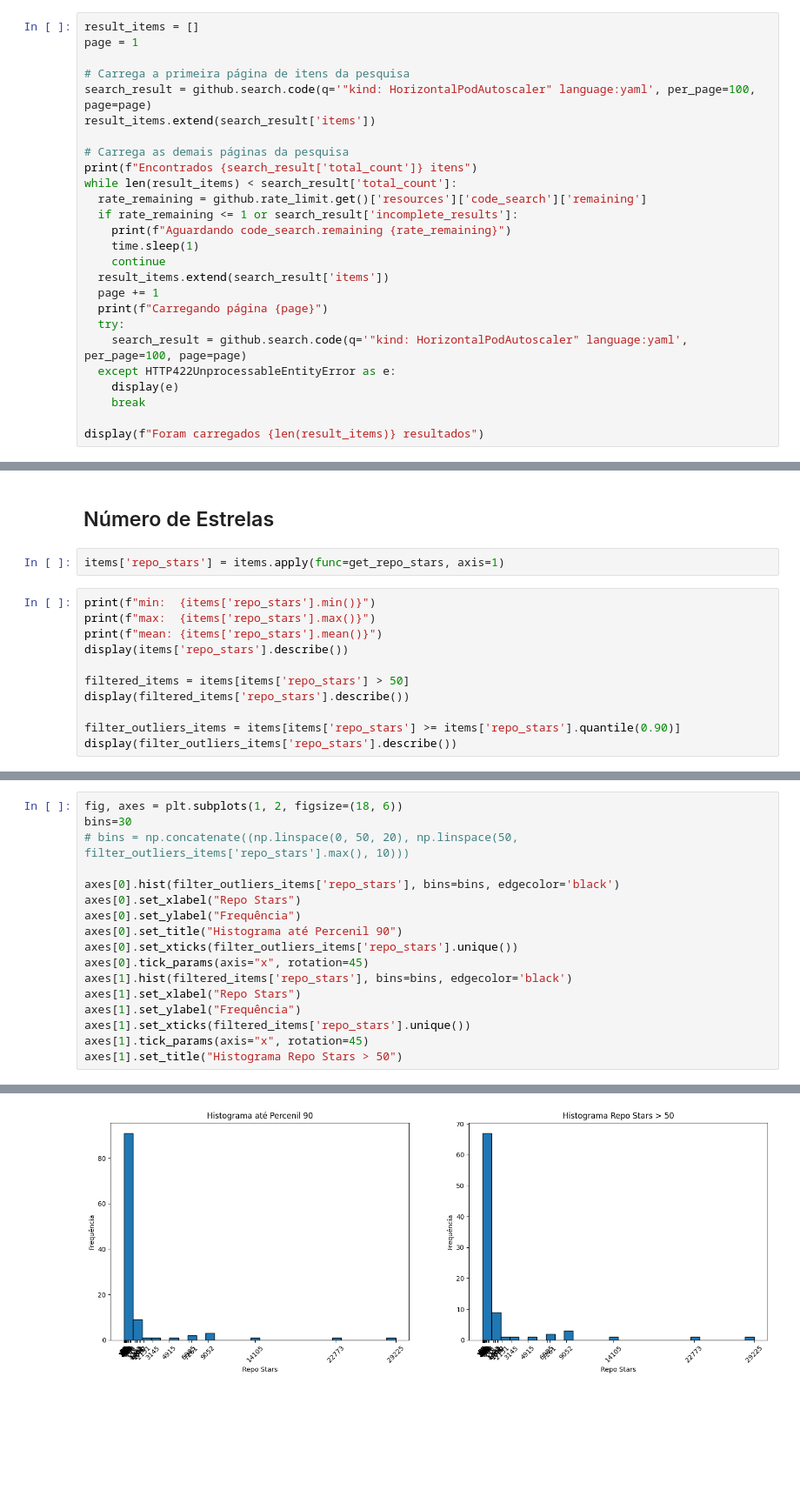
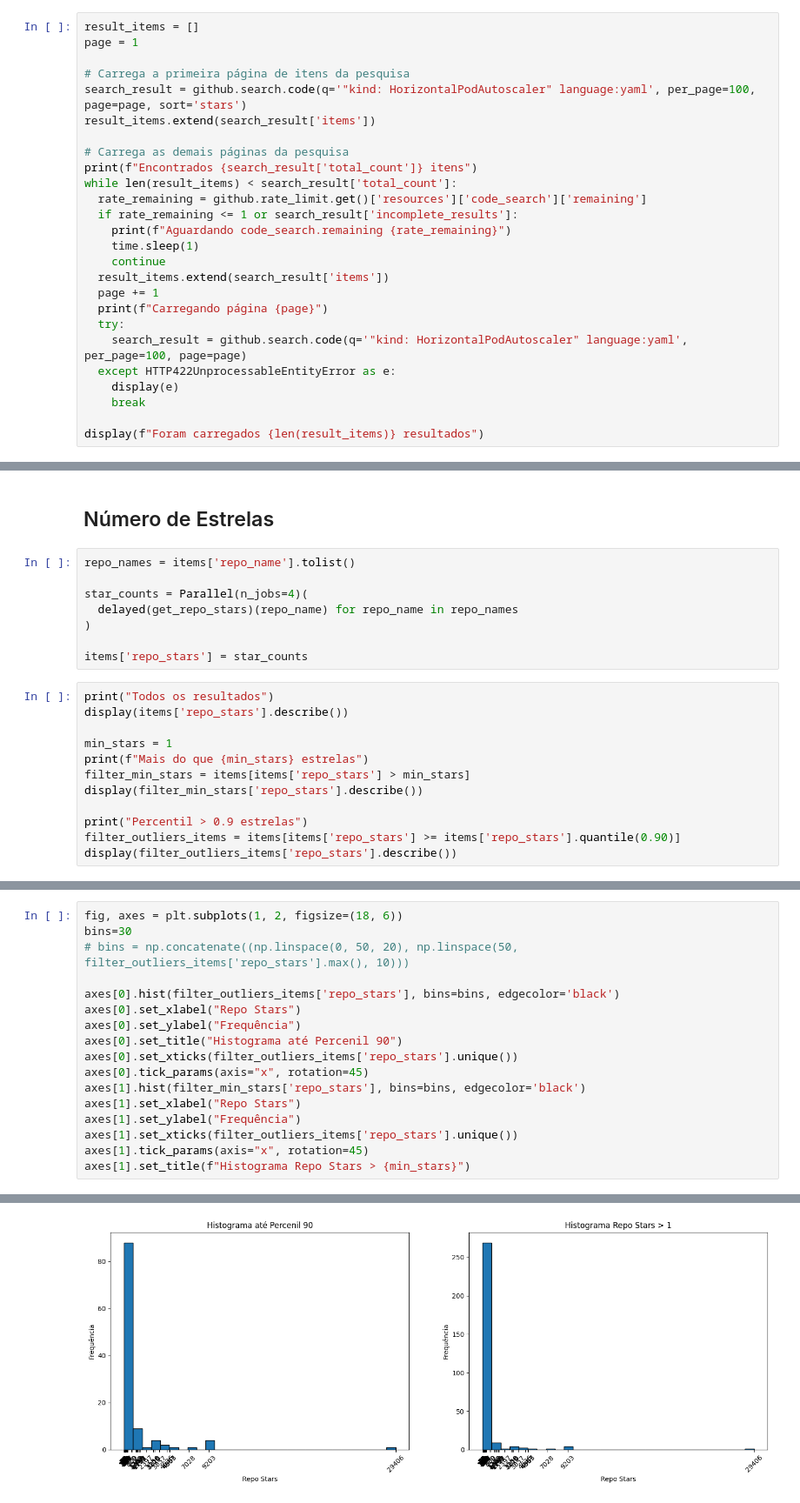
Before and after one commit to xisberto/hpa_usage, a Jupyter notebook: hpa_usage.ipynb, the cells around one changed output, grey strips where cells are left out. Shown at 87% size. Saved outputs shown, nothing was run; the diff lists cells and outputs as text; blank space fills up the shorter version.

```diff
--- a/hpa_usage.ipynb
+++ b/hpa_usage.ipynb
@@ -97,7 +98,7 @@ result_items = []
 page = 1
 
 # Carrega a primeira página de itens da pesquisa
-search_result = github.search.code(q='"kind: HorizontalPodAutoscaler" language:yaml', per_page=100, page=page)
+search_result = github.search.code(q='"kind: HorizontalPodAutoscaler" language:yaml', per_page=100, page=page, sort='stars')
 result_items.extend(search_result['items'])
 
 # Carrega as demais páginas da pesquisa
@@ -170,16 +171,23 @@ len(items['repo_name'].unique())
 # %% [markdown]
 ## Número de Estrelas
-# %%
-items['repo_stars'] = items.apply(func=get_repo_stars, axis=1)
+# %%
+repo_names = items['repo_name'].tolist()
+
+star_counts = Parallel(n_jobs=4)(
+  delayed(get_repo_stars)(repo_name) for repo_name in repo_names
+)
+
+items['repo_stars'] = star_counts
 # %%
-print(f"min:  {items['repo_stars'].min()}")
-print(f"max:  {items['repo_stars'].max()}")
-print(f"mean: {items['repo_stars'].mean()}")
+print("Todos os resultados")
 display(items['repo_stars'].describe())
 
-filtered_items = items[items['repo_stars'] > 50]
-display(filtered_items['repo_stars'].describe())
+min_stars = 1
+print(f"Mais do que {min_stars} estrelas")
+filter_min_stars = items[items['repo_stars'] > min_stars]
+display(filter_min_stars['repo_stars'].describe())
 
+print("Percentil > 0.9 estrelas")
 filter_outliers_items = items[items['repo_stars'] >= items['repo_stars'].quantile(0.90)]
 display(filter_outliers_items['repo_stars'].describe())
 # %% [output]
@@ -228,10 +236,10 @@ axes[0].set_ylabel("Frequência")
 axes[0].set_title("Histograma até Percenil 90")
 axes[0].set_xticks(filter_outliers_items['repo_stars'].unique())
 axes[0].tick_params(axis="x", rotation=45)
-axes[1].hist(filtered_items['repo_stars'], bins=bins, edgecolor='black')
+axes[1].hist(filter_min_stars['repo_stars'], bins=bins, edgecolor='black')
 axes[1].set_xlabel("Repo Stars")
 axes[1].set_ylabel("Frequência")
-axes[1].set_xticks(filtered_items['repo_stars'].unique())
+axes[1].set_xticks(filter_outliers_items['repo_stars'].unique())
 axes[1].tick_params(axis="x", rotation=45)
-axes[1].set_title("Histograma Repo Stars > 50")
+axes[1].set_title(f"Histograma Repo Stars > {min_stars}")
 # %% [output]
@@ -239,2 +247,2 @@ Text(0.5, 1.0, 'Histograma Repo Stars > 50')
-[figure, old version]
+[figure, new version]
 # %%
```
Also changed, not shown: parts of 13 cells of this notebook, 2 other files.
